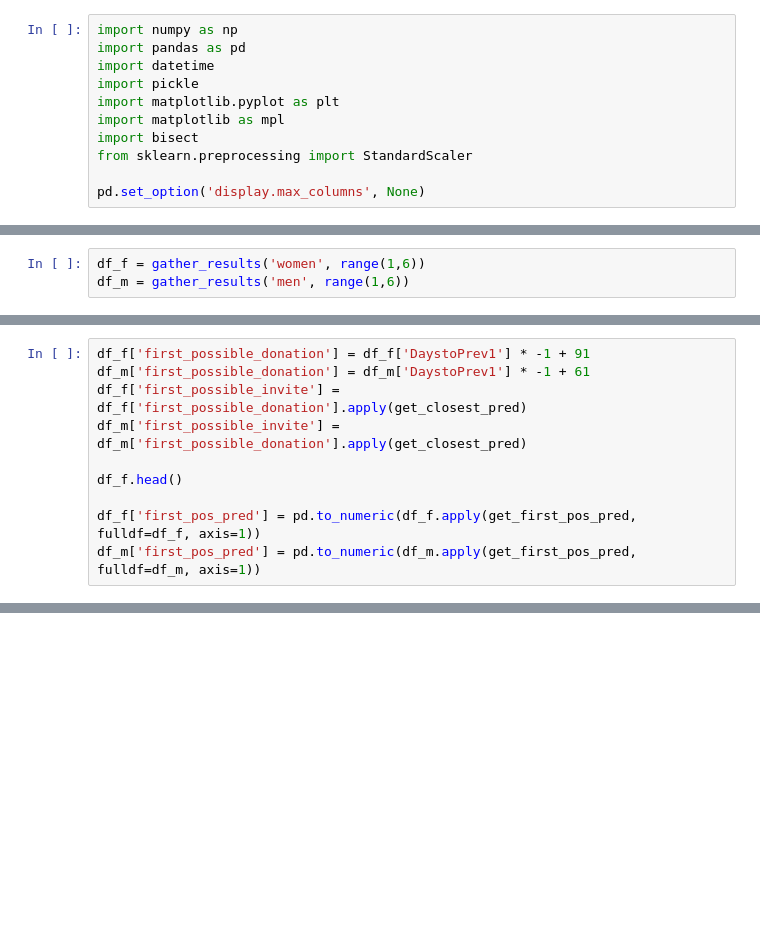
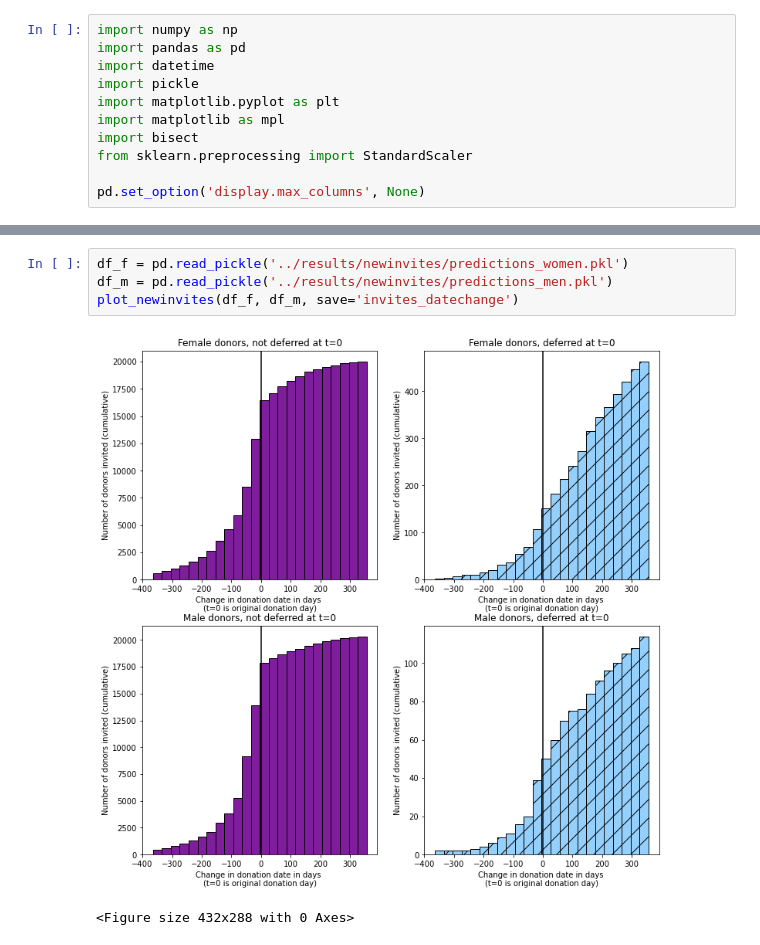
Before and after one commit to vinkenoogm/hbpred-compare, a Jupyter notebook: src/7_impactbloodsupply.ipynb, the cells around one changed output, grey strips where cells are left out. Cells and saved outputs as stored; diff of their text form; blank space fills up the shorter version.

Commit message:
add invitation plots for onlyhb model, improve readability

```diff
--- a/src/7_impactbloodsupply.ipynb
+++ b/src/7_impactbloodsupply.ipynb
@@ -36,3 +17,0 @@ def get_first_pos_pred(x, fulldf):
-# %%
-df_f = gather_results('women', range(1,6))
-df_m = gather_results('men', range(1,6))
@@ -48,10 +17,0 @@ df_f.head()
-# %%
-df_f['first_possible_donation'] = df_f['DaystoPrev1'] * -1 + 91
-df_m['first_possible_donation'] = df_m['DaystoPrev1'] * -1 + 61
-df_f['first_possible_invite'] = df_f['first_possible_donation'].apply(get_closest_pred)
-df_m['first_possible_invite'] = df_m['first_possible_donation'].apply(get_closest_pred)
-
-df_f.head()
-
-df_f['first_pos_pred'] = pd.to_numeric(df_f.apply(get_first_pos_pred, fulldf=df_f, axis=1))
-df_m['first_pos_pred'] = pd.to_numeric(df_m.apply(get_first_pos_pred, fulldf=df_m, axis=1))
@@ -191,0 +143,7 @@ Number of blood bank visits increases by 30%.
+# %%
+df_f = pd.read_pickle('../results/newinvites/predictions_women.pkl')
+df_m = pd.read_pickle('../results/newinvites/predictions_men.pkl')
+plot_newinvites(df_f, df_m, save='invites_datechange')
+# %% [output]
+[figure, added]
+<Figure size 432x288 with 0 Axes>
```
Also changed, not shown: parts of 21 cells of this notebook, 6 other files.
